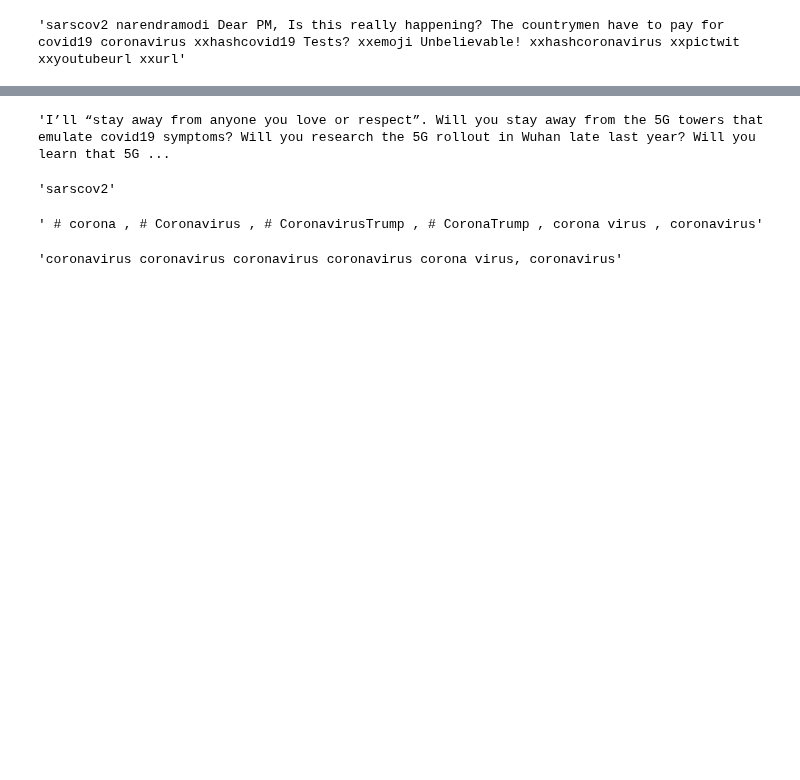
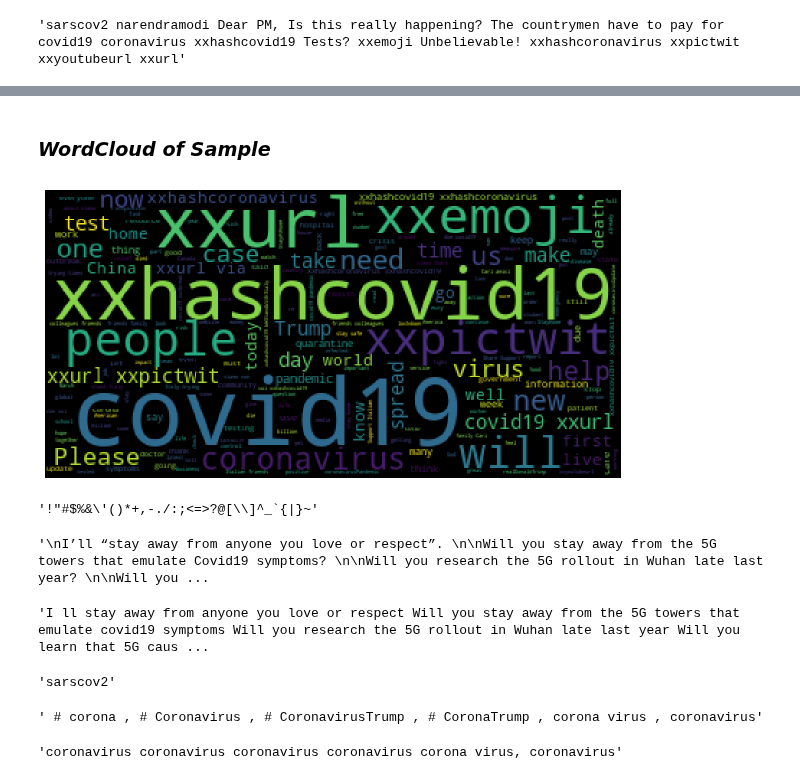
Before and after one commit to earny-joe/covid_disinfo_detect, a Jupyter notebook: experiments/8.1-je-text-normal-token.ipynb, the cells around one changed output, grey strips where cells are left out. Drawn from its saved outputs; the diff is of its cells as text; code cells hidden in the pictures; blank space fills up the shorter version.

Commit message:
updates to text preprocessing, going to do more extensive testing in Paperspace

```diff
--- a/experiments/8.1-je-text-normal-token.ipynb
+++ b/experiments/8.1-je-text-normal-token.ipynb
@@ -304,32 +313,32 @@ def twitterpic_replace(text):
     regex = re.compile(r"pic.twitter.com/\w+", re.I)
     return regex.sub("xxpictwit", text)
 
-#
+# 8
 def youtube_replace(text):
     regex = re.compile(r"(https://youtu.be/(\S+))|(https://www.youtube.(\S+))", re.I)
     return regex.sub("xxyoutubeurl", text)
 
-#
+# 9
 def url_replace(text):
     regex = re.compile(r"(?:http|ftp|https)://(\S+)", re.I)
     return regex.sub("xxurl", text)
 
 #re.compile(r'(?i)\b((?:https?://|www\d{0,3}[.]|[a-z0-9.\-]+[.][a-z]{2,4}/)(?:[^\s()<>]+|\(([^\s()<>]+|(\([^\s()<>]+\)))*\))+(?:\(([^\s()<>]+|(\([^\s()<>]+\)))*\)|[^\s`!()\[\]{};:\'".,<>?\xab\xbb\u201c\u201d\u2018\u2019]))')
 
-
 #
-def punctuation_space(text):
+def punctuation_replace(text):
     # put spaces between punctuation
-    PUNC = string.punctuation + "…" + "–"
+    PUNC = string.punctuation + '…–”“’'
     punct = r"[" + re.escape(PUNC) + r"]"
     text = re.sub("(?<! )(?=" + punct + ")|(?<=" + punct + ")(?! )", r" ", text)
-    text = re.sub(r"[^\w\s]",' xxpunct ',text)
+    text = re.sub(r"[^\w\s]",'',text) # could replace with xxpunc
     # remove any extra whitespace
     text = re.sub(r'[ ]{2,}',' ',text)
     return text
 
+
 # wrapper
-def wrapper(text):
+def wrapper(text, nltk_tokenize=False, punc_replace=False, preprocessor=False):
     text = newline_remove(text)
     text = replace_coronavirus(text)
     text = coronavirus_hashtags(text)
@@ -338,12 +347,21 @@ def wrapper(text):
     text = sarscov2_replace(text)
     text = text.replace(r'#', '')
     text = text.replace(r'@', '')
+    if preprocessor == True:
+        p.set_options(p.OPT.NUMBER)
+        text = p.tokenize(text)
+        text = emoji_replace(text)
+        if punc_replace == True:
+            text = punctuation_replace(text)
+        text = " ".join(word for word in text.split() if len(word) > 1)
+        return text.strip()
     text = emoji_replace(text)
-    #text = re.sub(r'[ ]{2,}',' ',text)
     text = twitterpic_replace(text)
     text = youtube_replace(text)
     text = url_replace(text)
-    #text = punctuation_space(text)
+    if nltk_tokenize == True:
+        text = " ".join(regexp_tokenize(text, '[\w\']+'))
+    if punc_replace == True:
+        text = punctuation_replace(text)
     text = re.sub(r'[ ]{2,}',' ',text)
-    # text = p.tokenize(text)
     return text.strip()
@@ -376,0 +425,4 @@ testtweet
+# %%
+subset = df.sample(n=1000, random_state=1)
+# %%
+clean_tweets = subset["tweet"].apply(lambda x: wrapper(x, nltk_tokenize=True))
@@ -376,0 +453,2 @@ testtweet
+# %% [markdown]
+### _WordCloud of Sample_
@@ -376,0 +457,12 @@ testtweet
+# %%
+def show_wordcloud(text):
+    text = ' '.join([t for t in text])
+    wordcloud = WordCloud().generate(text)
+    plt.figure(figsize=(8,8))
+    plt.imshow(wordcloud)
+    plt.axis('off')
+    plt.tight_layout(pad=0)
+# %%
+show_wordcloud(clean_tweets)
+# %% [output]
+[figure, added]
@@ -377,3 +471,7 @@ testtweet
+# %%
+string.punctuation
+# %% [output]
+'!"#$%&\'()*+,-./:;<=>?@[\\]^_`{|}~'
 # %%
 tweet2 = '''
 I’ll “stay away from anyone you love or respect”.
@@ -386,10 +484,14 @@ Will you learn that 5G causes respiratory failure by inhibiting hemoglobin-oxyge
 
 #5G
 '''
+# %%
+re.sub(r"\b\w*[-']\w*\b", '', tweet2, re.I)
+# %% [output]
+'\nI’ll “stay away from anyone you love or respect”. \n\nWill you stay away from the 5G towers that emulate Covid19 symptoms? \n\nWill you research the 5G rollout in Wuhan late last year? \n\nWill you ...
 # %%
-wrapper(tweet2)
+wrapper(tweet2, nltk_tokenize=True)
 # %% [output]
-'I’ll “stay away from anyone you love or respect”. Will you stay away from the 5G towers that emulate covid19 symptoms? Will you research the 5G rollout in Wuhan late last year? Will you learn that 5G ...
+'I ll stay away from anyone you love or respect Will you stay away from the 5G towers that emulate covid19 symptoms Will you research the 5G rollout in Wuhan late last year Will you learn that 5G caus ...
 # %%
 def sarscov2_replace(text):
     regex = re.compile(r'(sars[-]?cov[-]?2)', re.I)
```
Also changed, not shown: parts of 16 cells of this notebook.
